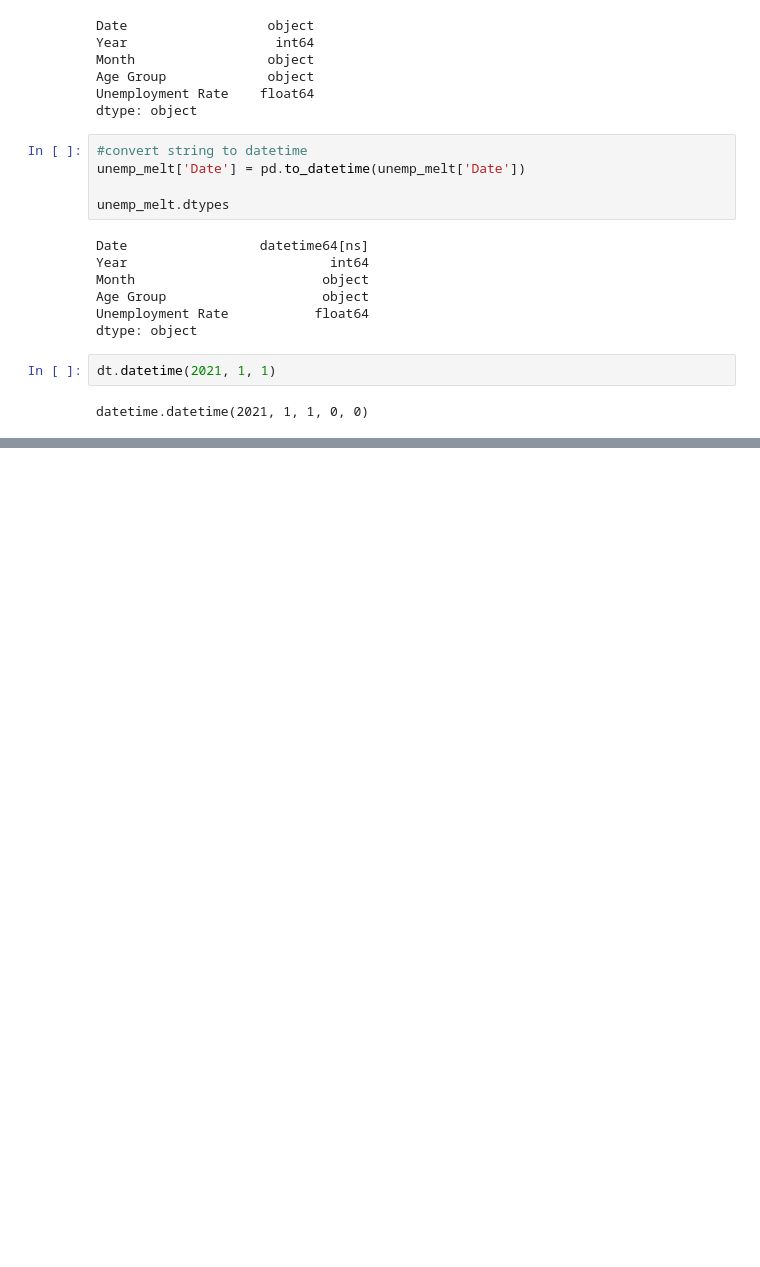
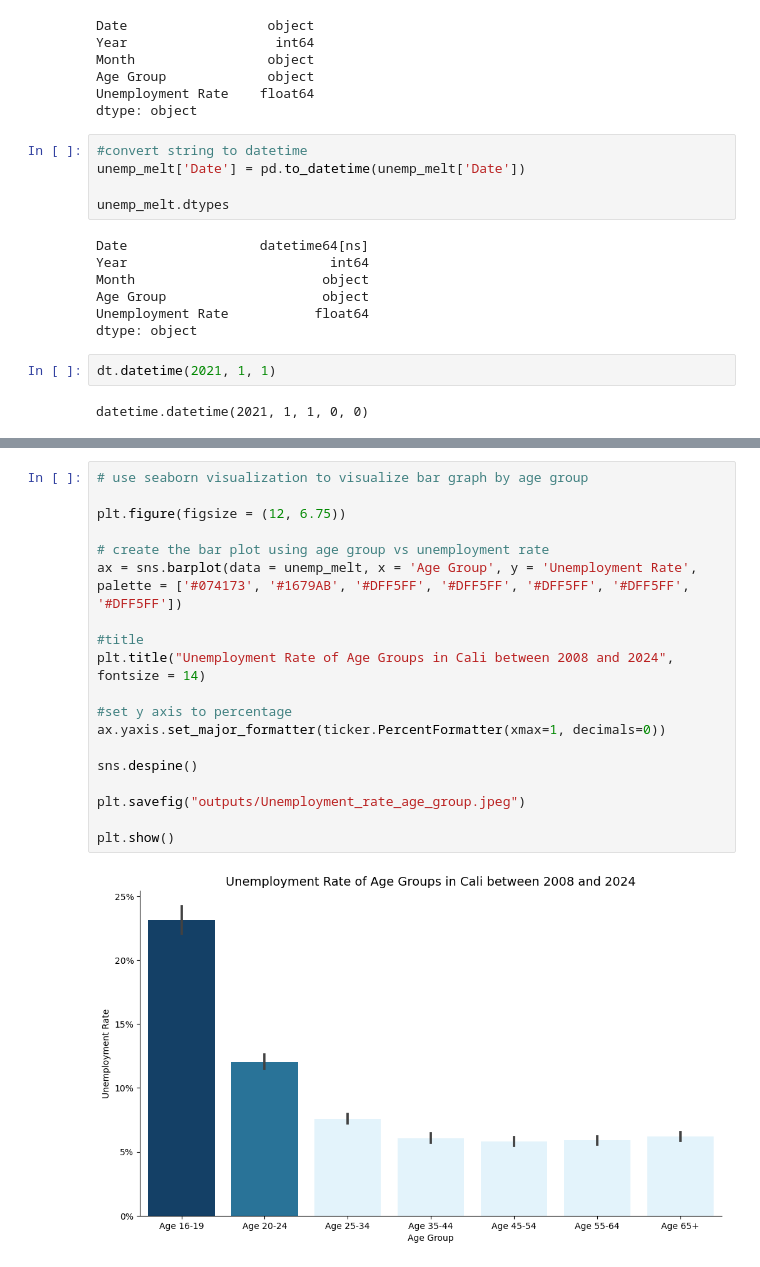
Before and after one commit to tinalina1003/unemployment-rate-Cali, a Jupyter notebook: main.ipynb, the cells around one changed output, grey strips where cells are left out. Cells and saved outputs as stored; diff of their text form; blank space fills up the shorter version.

```diff
--- a/main.ipynb
+++ b/main.ipynb
@@ -190,0 +191,21 @@ plt.show()
+# %%
+# use seaborn visualization to visualize bar graph by age group
+
+plt.figure(figsize = (12, 6.75))
+
+# create the bar plot using age group vs unemployment rate
+ax = sns.barplot(data = unemp_melt, x = 'Age Group', y = 'Unemployment Rate', palette = ['#074173', '#1679AB', '#DFF5FF', '#DFF5FF', '#DFF5FF', '#DFF5FF', '#DFF5FF'])
+
+#title
+plt.title("Unemployment Rate of Age Groups in Cali between 2008 and 2024", fontsize = 14)
+
+#set y axis to percentage
+ax.yaxis.set_major_formatter(ticker.PercentFormatter(xmax=1, decimals=0))
+
+sns.despine()
+
+plt.savefig("outputs/Unemployment_rate_age_group.jpeg")
+
+plt.show()
+# %% [output]
+[figure, added]
```
Also changed, not shown: parts of 2 cells of this notebook, 1 other file.
